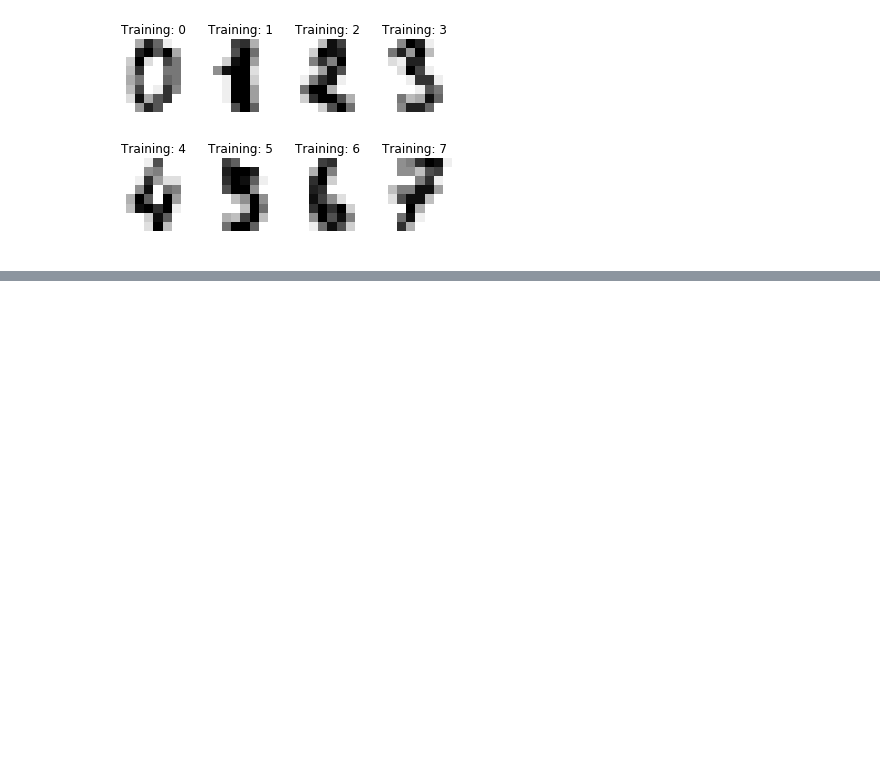
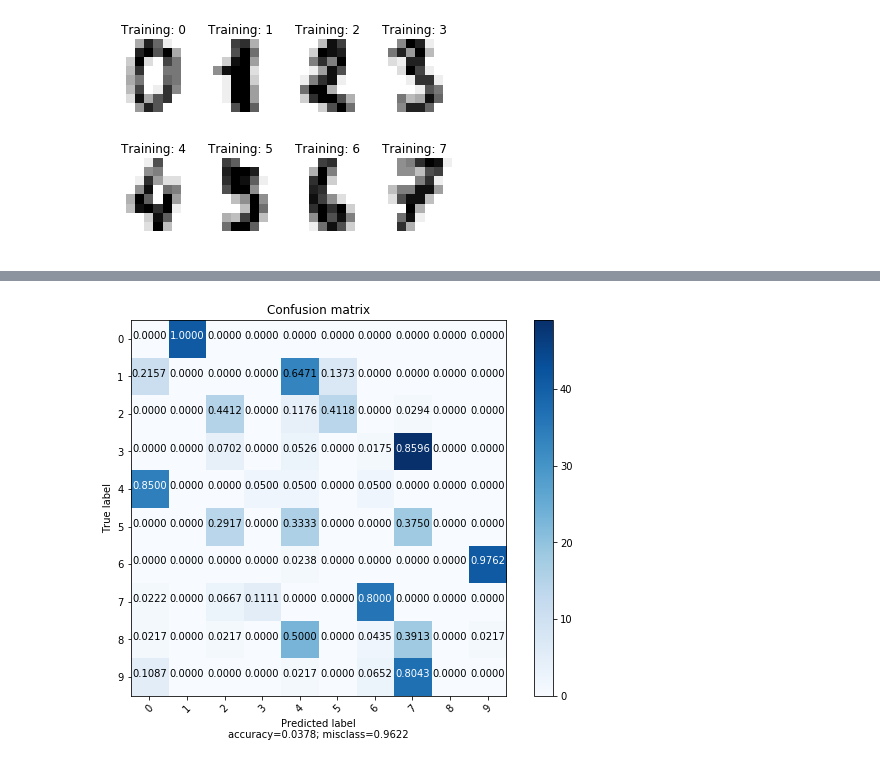
Before and after one commit to mumu3489/bcb_advanced_python_workshop, a Jupyter notebook: scikit-learn.ipynb, the cells around one changed output, grey strips where cells are left out. Drawn from its saved outputs; the diff is of its cells as text; code cells hidden in the pictures; blank space fills up the shorter version.

```diff
--- a/scikit-learn.ipynb
+++ b/scikit-learn.ipynb
@@ -58,0 +98,2 @@ for index, (image, label) in enumerate(image_label_list[:8]):
+# %%
+y_pred_k_means = k_means_predictor.predict(x_test)
@@ -58,0 +152,11 @@ for index, (image, label) in enumerate(image_label_list[:8]):
+# %%
+from sklearn.metrics import confusion_matrix
+
+
+labels = [i for i in range(10)]
+k_means_cm = confusion_matrix(y_test, y_pred_k_means, labels)
+
+
+plot_confusion_matrix(k_means_cm, labels)
+# %% [output]
+[figure, added]
```
Also changed, not shown: parts of 12 cells of this notebook.
